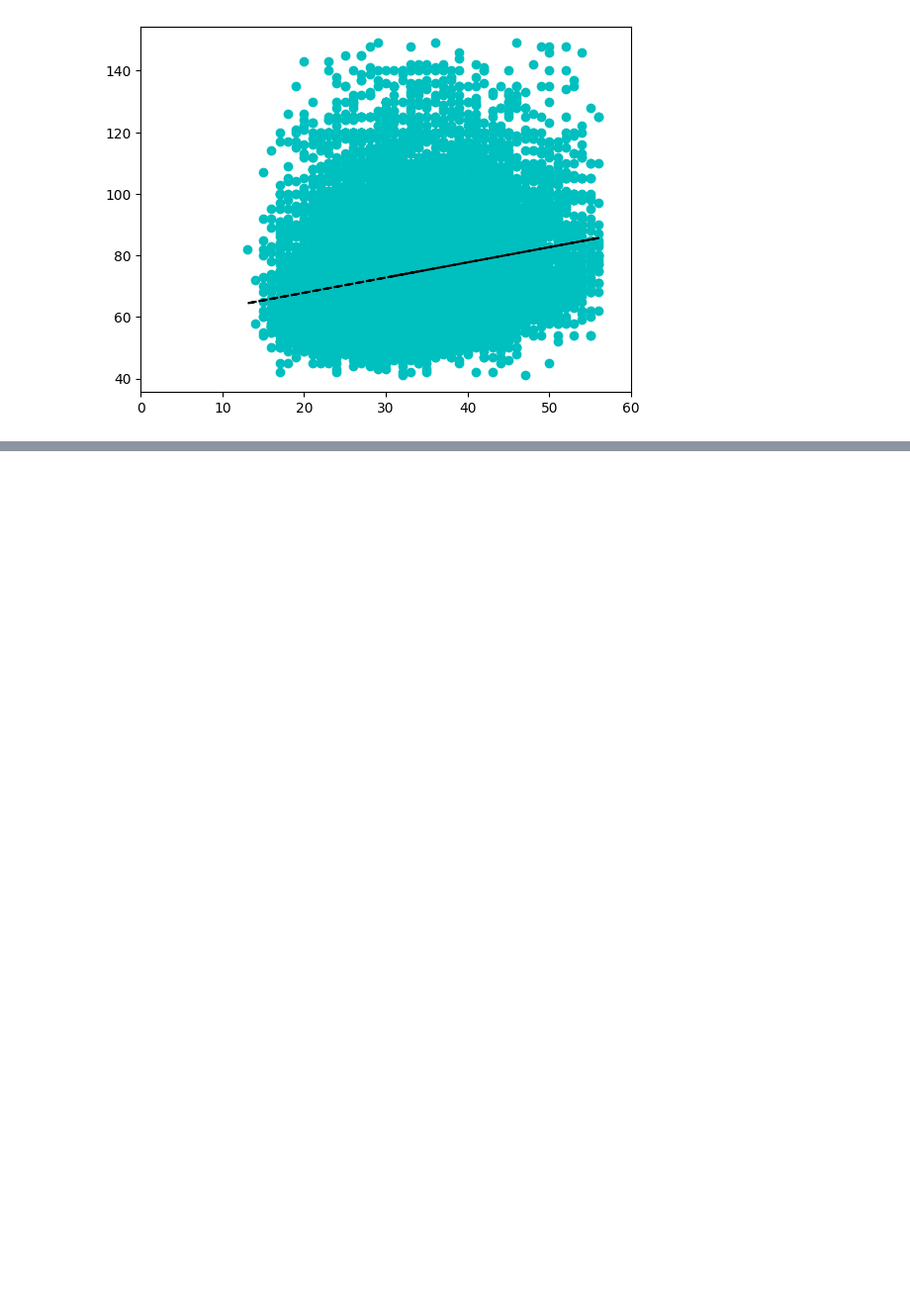
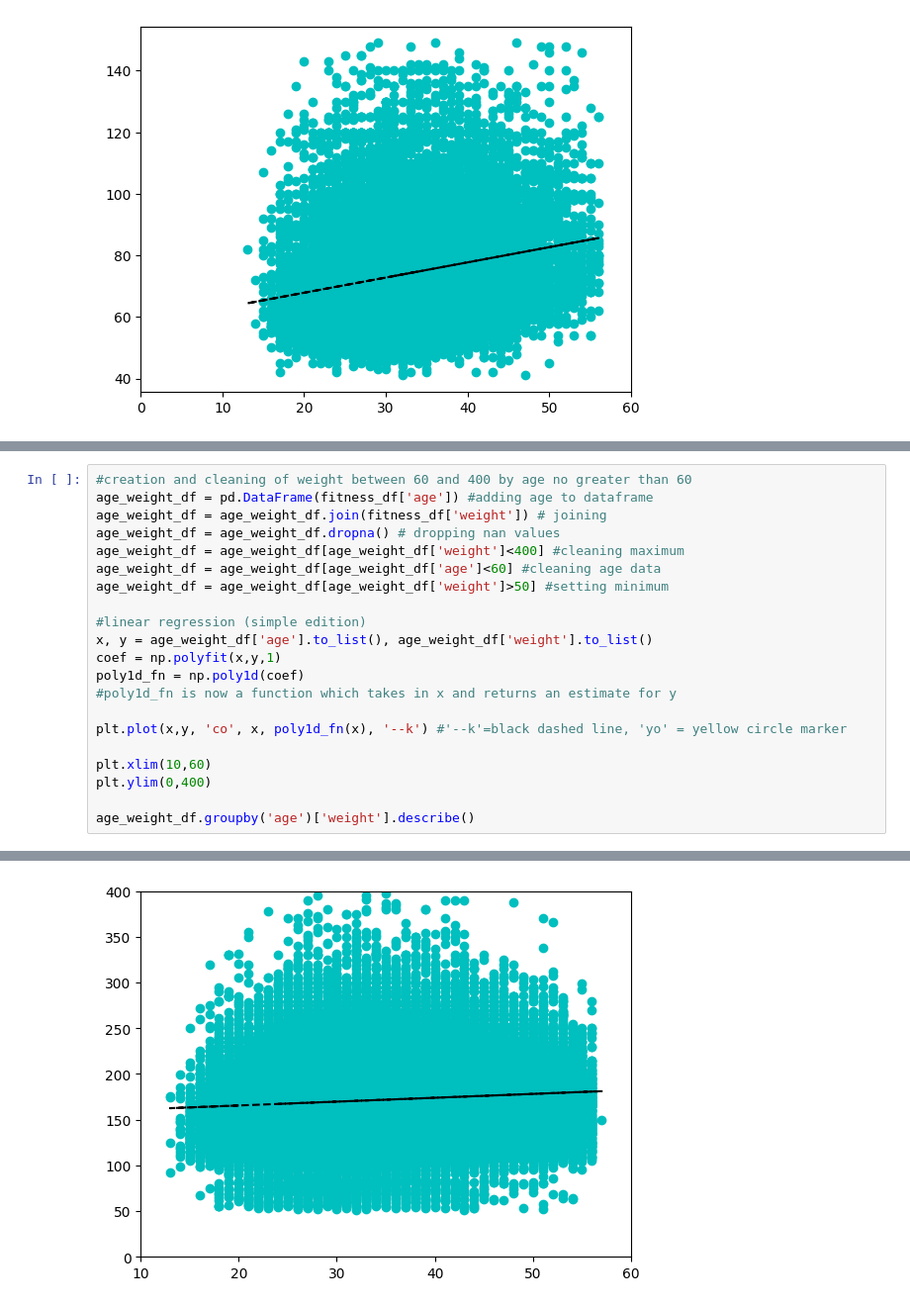
Before and after one commit to JKRAYV/ETAV, a Jupyter notebook: ETAV.ipynb, the cells around one changed output, grey strips where cells are left out. Shown at 99% size. Cells and saved outputs as stored; diff of their text form; blank space fills up the shorter version.

```diff
--- a/ETAV.ipynb
+++ b/ETAV.ipynb
@@ -140,3 +152,25 @@ age_run5k_df.groupby('age')['run5k'].describe()
 | 55.0 | 78.0 | 1582.961538 | 293.090715 | 1030.0 | 1383.00 | 1545.5 | 1708.25 | 2534.0 |
 | 56.0 | 28.0 | 1481.678571 | 283.805626 | 720.0 | 1302.75 | 1481.5 | 1582.75 | 2220.0 |
 [figure]
+# %%
+#creation and cleaning of weight between 60 and 400 by age no greater than 60
+age_weight_df = pd.DataFrame(fitness_df['age']) #adding age to dataframe
+age_weight_df = age_weight_df.join(fitness_df['weight']) # joining
+age_weight_df = age_weight_df.dropna() # dropping nan values
+age_weight_df = age_weight_df[age_weight_df['weight']<400] #cleaning maximum
+age_weight_df = age_weight_df[age_weight_df['age']<60] #cleaning age data
+age_weight_df = age_weight_df[age_weight_df['weight']>50] #setting minimum
+
+#linear regression (simple edition)
+x, y = age_weight_df['age'].to_list(), age_weight_df['weight'].to_list()
+coef = np.polyfit(x,y,1)
+poly1d_fn = np.poly1d(coef)
+#poly1d_fn is now a function which takes in x and returns an estimate for y
+
+plt.plot(x,y, 'co', x, poly1d_fn(x), '--k') #'--k'=black dashed line, 'yo' = yellow circle marker
+
+plt.xlim(10,60)
+plt.ylim(0,400)
+
+age_weight_df.groupby('age')['weight'].describe()
+# %% [output]
@@ -142,0 +195 @@ age_run5k_df.groupby('age')['run5k'].describe()
+[figure, added]
```
Also changed, not shown: parts of 3 cells of this notebook, 1 other file.
